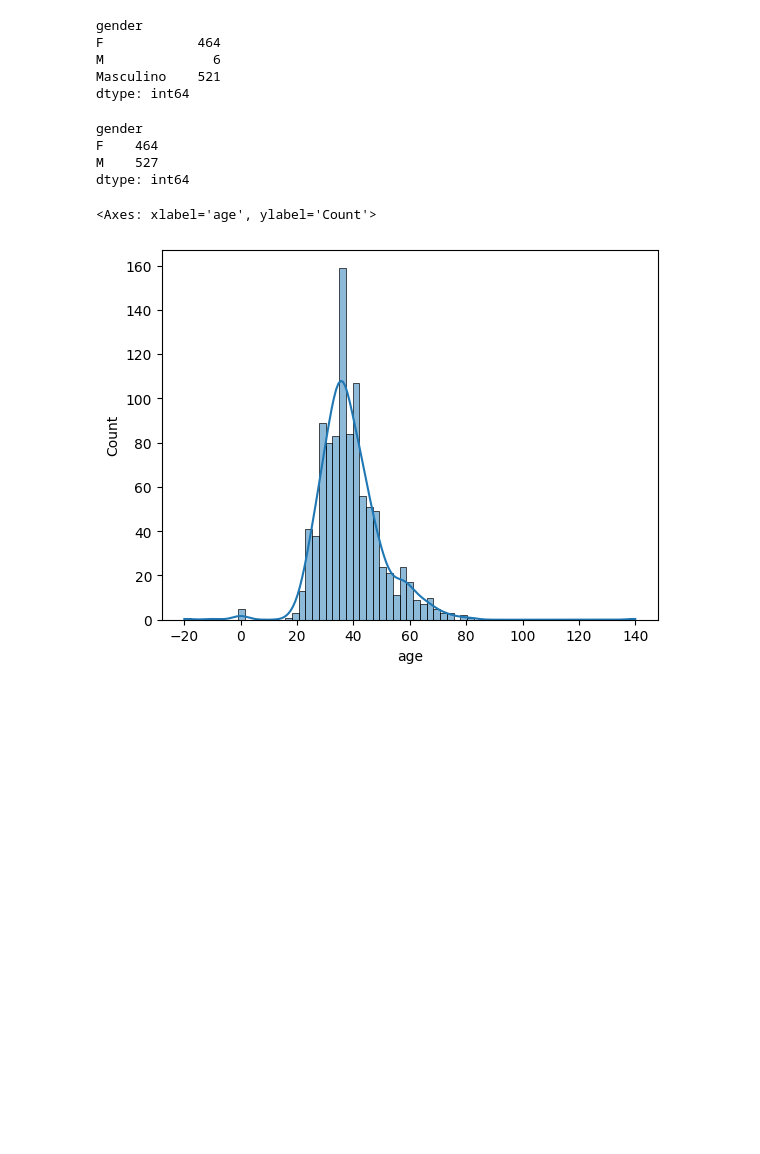
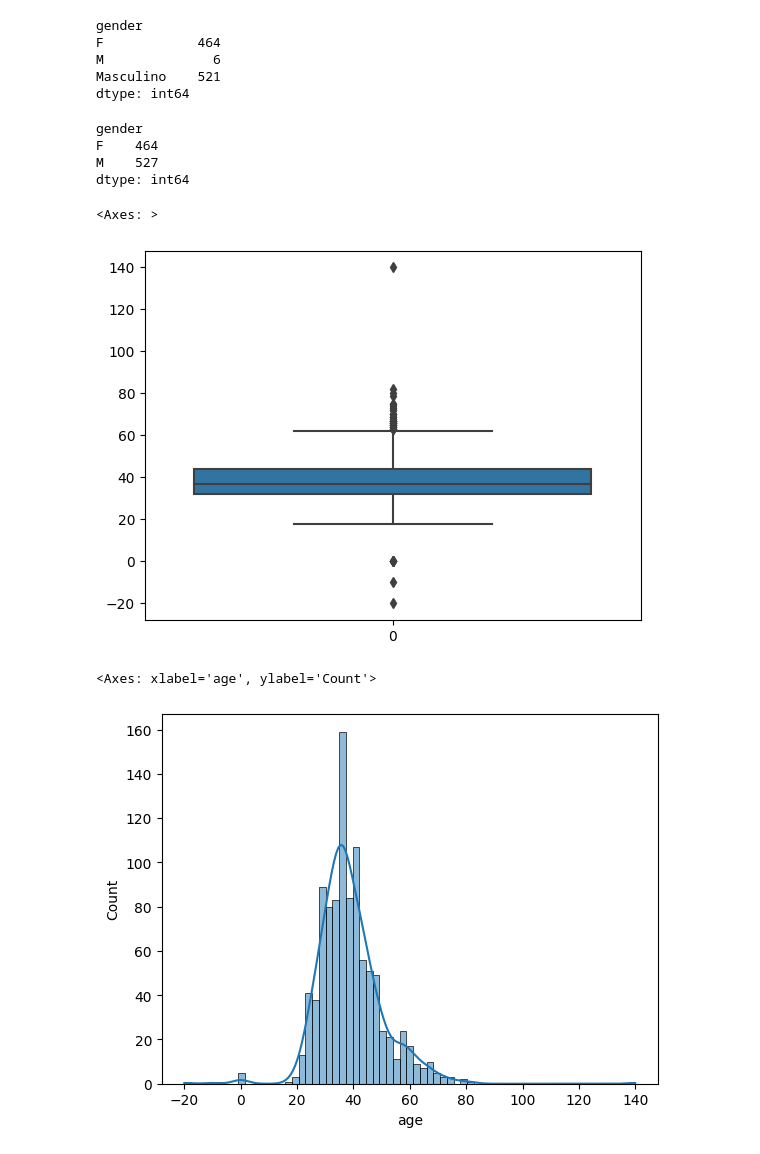
Before and after one commit to lacymelo/IA-turma-2020, a Jupyter notebook: code/preprocessing.ipynb, the cells around one changed output. Cells and saved outputs as stored; diff of their text form; code cells hidden in the pictures; blank space fills up the shorter version.

```diff
--- a/code/preprocessing.ipynb
+++ b/code/preprocessing.ipynb
@@ -103,6 +103,11 @@ gender
 F    464
 M    527
 dtype: int64
+# %%
+srn.boxplot(dataset['age'])
+# %% [output]
+<Axes: >
+[figure, added]
 # %%
 # interpretando idade
 srn.histplot(data=dataset['age'], kde=True)
```
Also changed, not shown: parts of 6 cells of this notebook, 3 other files.
